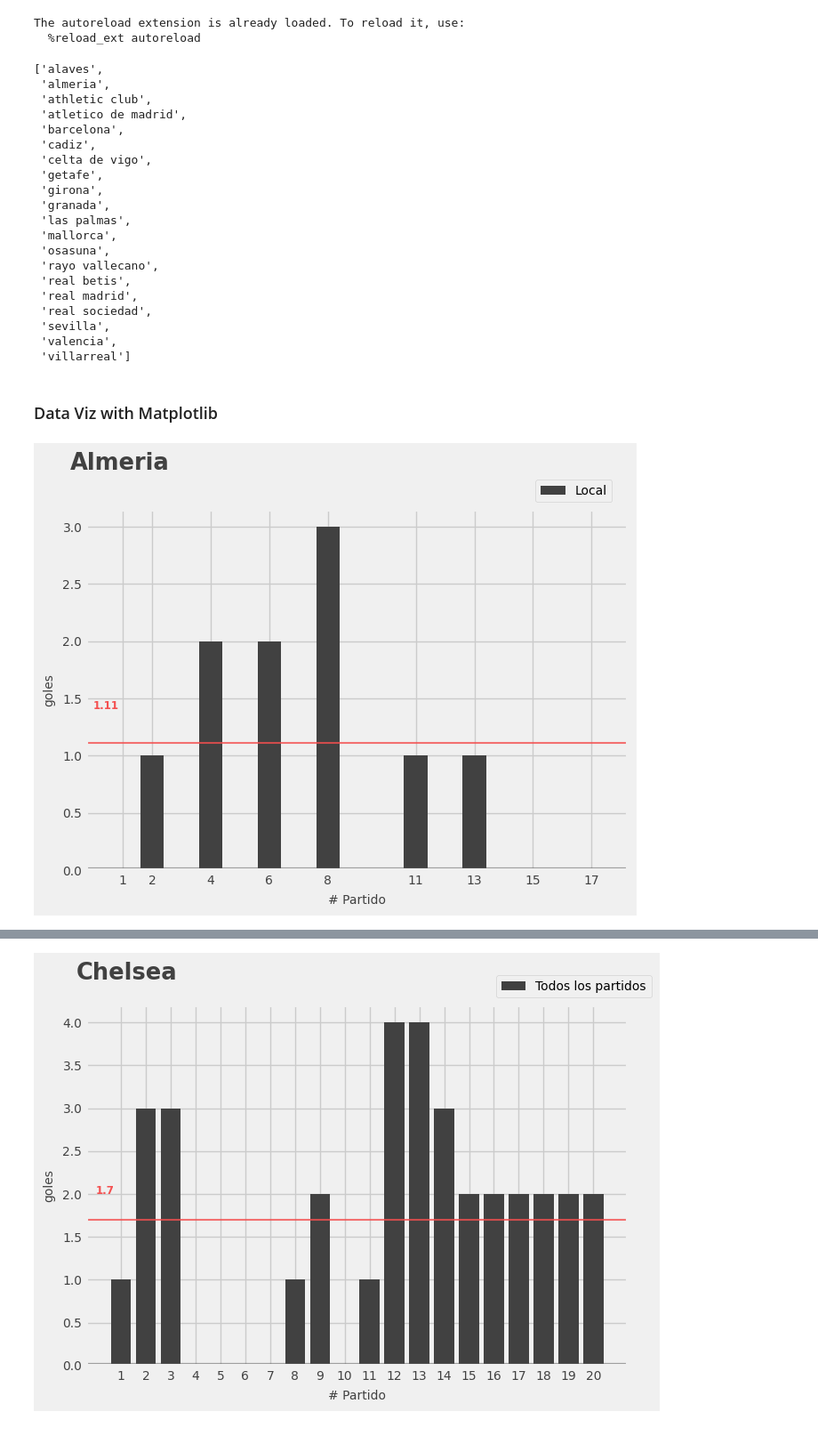
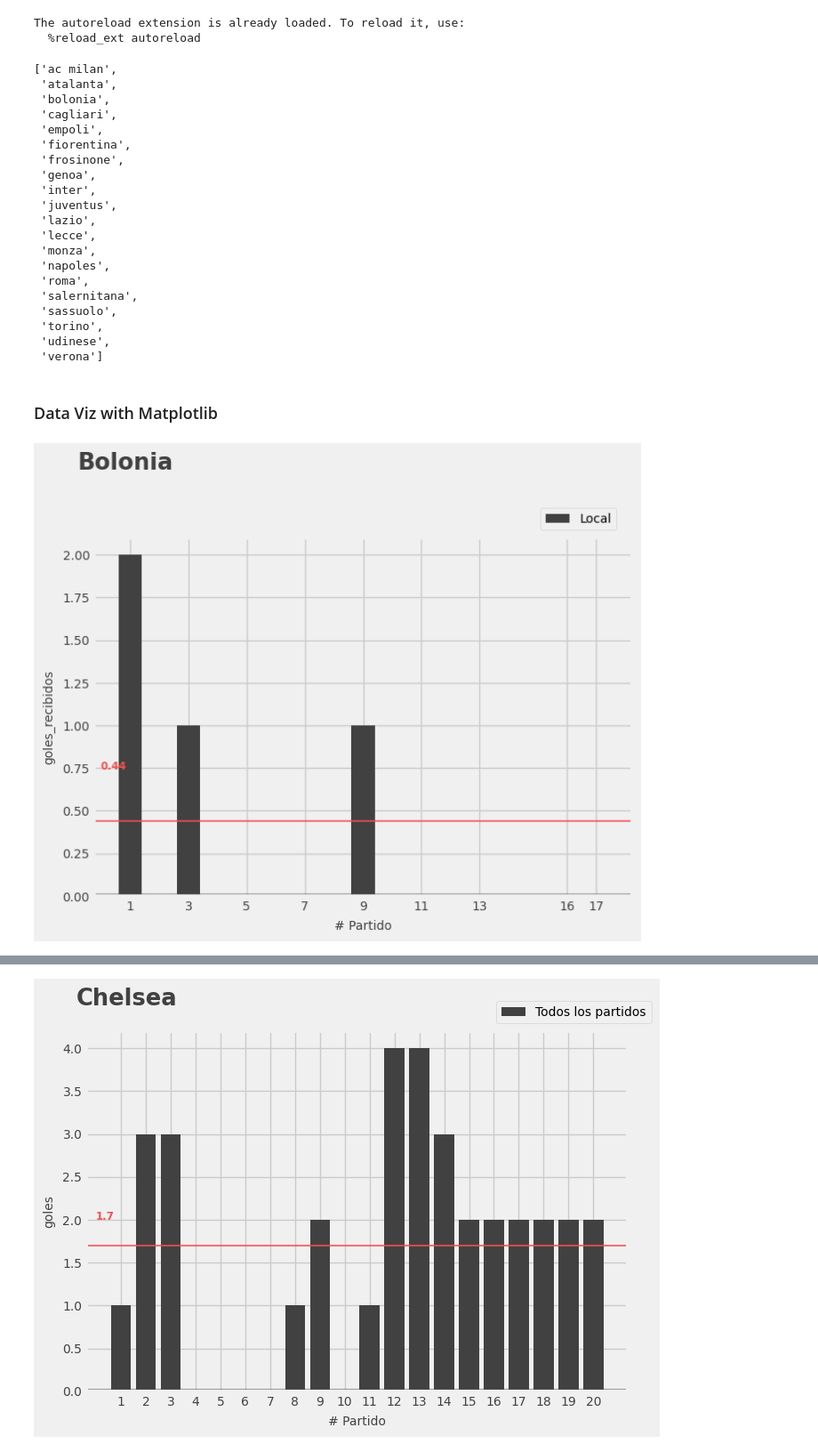
Before and after one commit to javierjdaza/tuta, a Jupyter notebook: data_viz.ipynb, the cells around one changed output, grey strips where cells are left out. Shown at 89% size. Drawn from its saved outputs; the diff is of its cells as text; code cells hidden in the pictures.

```diff
--- a/data_viz.ipynb
+++ b/data_viz.ipynb
@@ -18,40 +18,40 @@ from utils import get_all_matches_by_team, get_all_team_names
 The autoreload extension is already loaded. To reload it, use:
   %reload_ext autoreload
 # %%
-liga = pickle.load(open('./data/la_liga.pkl','rb'))
+liga = pickle.load(open('./data/italia.pkl','rb'))
 get_all_team_names(liga)
 # %% [output]
-['alaves',
- 'almeria',
- 'athletic club',
- 'atletico de madrid',
- 'barcelona',
- 'cadiz',
- 'celta de vigo',
- 'getafe',
- 'girona',
- 'granada',
- 'las palmas',
- 'mallorca',
- 'osasuna',
- 'rayo vallecano',
- 'real betis',
- 'real madrid',
- 'real sociedad',
- 'sevilla',
- 'valencia',
- 'villarreal']
+['ac milan',
+ 'atalanta',
+ 'bolonia',
+ 'cagliari',
+ 'empoli',
+ 'fiorentina',
+ 'frosinone',
+ 'genoa',
+ 'inter',
+ 'juventus',
+ 'lazio',
+ 'lecce',
+ 'monza',
+ 'napoles',
+ 'roma',
+ 'salernitana',
+ 'sassuolo',
+ 'torino',
+ 'udinese',
+ 'verona']
 # %% [markdown]
 ### Data Viz with Matplotlib
 # %%
-busqueda = 'almeria'
+busqueda = 'bolonia'
 all_matches_df = get_all_matches_by_team(busqueda,data_list=liga)
 # all_matches_df['#_partido'] = range(1, len(all_matches_df)+1)
 all_matches_df_l = all_matches_df[all_matches_df['equipo'].str.endswith('L')]
 all_matches_df_v = all_matches_df[all_matches_df['equipo'].str.endswith('V')]
 
 visitante_ = False
-estadistico_a_mirar= 'goles'
+estadistico_a_mirar= 'goles_recibidos'
 if visitante_:
     dataset = all_matches_df_v.copy()
     localidad = 'Visitante'
@@ -69,32 +69,32 @@ media = round(dataset[estadistico_a_mirar].mean(),2)
 plt.bar(x=dataset['jornada'], height = dataset[estadistico_a_mirar].values , color='#414141', lw=2.2, alpha = 1, zorder = 2,label = localidad)
 # plt.bar(x=[1] , height = nitems_final[nitems_final['target']==1]['count'].iat[0], color='#F45050', lw=2.2, alpha = 1, zorder = 1,label = 'sampled(items)')
 # X and y labels
 plt.ylabel(estadistico_a_mirar, fontsize=10, color='#414141',labelpad=6)
 plt.xlabel('# Partido', fontsize=10, color='#414141',labelpad=6)
 
 # legend
 plt.legend(bbox_to_anchor=(0.9, 1.1),loc='upper center',fancybox=True, fontsize = 10)
 
 
 # Bolded horizontal line at y=0
 plt.axhline(y=0, color='#414141', linewidth=4.5, alpha=.5)
 plt.axhline(y=media, color='#F45050', linewidth=1.5, alpha=.8)
 
 # Y-labels to only these
 # range_y_ticks = dataset[estadistico_a_mirar]
 # ax.set_yticks(range_y_ticks);
 # ax.set_yticklabels(labels=dataset[estadistico_a_mirar], fontsize=10, color='#414141');
 plt.yticks(fontsize=10, color='#414141')
 
 
 # # X-labels and changing label names
 ax.set_xticks(dataset['jornada']);
 ax.set_xticklabels([str(i) for i in dataset['jornada']], fontsize=10, color='#414141');
 
 # Text labels for each plotted line
 plt.text(x = dataset['jornada'].min() -1.8, y = dataset[estadistico_a_mirar].max() + 0.5, s = f'{nombre_equipo}', fontsize=18.5, fontweight='bold', color='#414141');
 # plt.text(x = dataset['jornada'].max() - 2, y = dataset[estadistico_a_mirar].max() + 1.5, s = localidad, fontsize=10.5, color='#414141');
 plt.text(x = dataset['jornada'].min() -1, y = dataset[estadistico_a_mirar].mean() + 0.3, s = f"{media}", fontsize=8.5, color='#F45050',fontweight='bold');
 # %% [output]
-[figure, old version]
+[figure, new version]
 # %%
```
Also changed, not shown: parts of 6 cells of this notebook, 21 other files.
